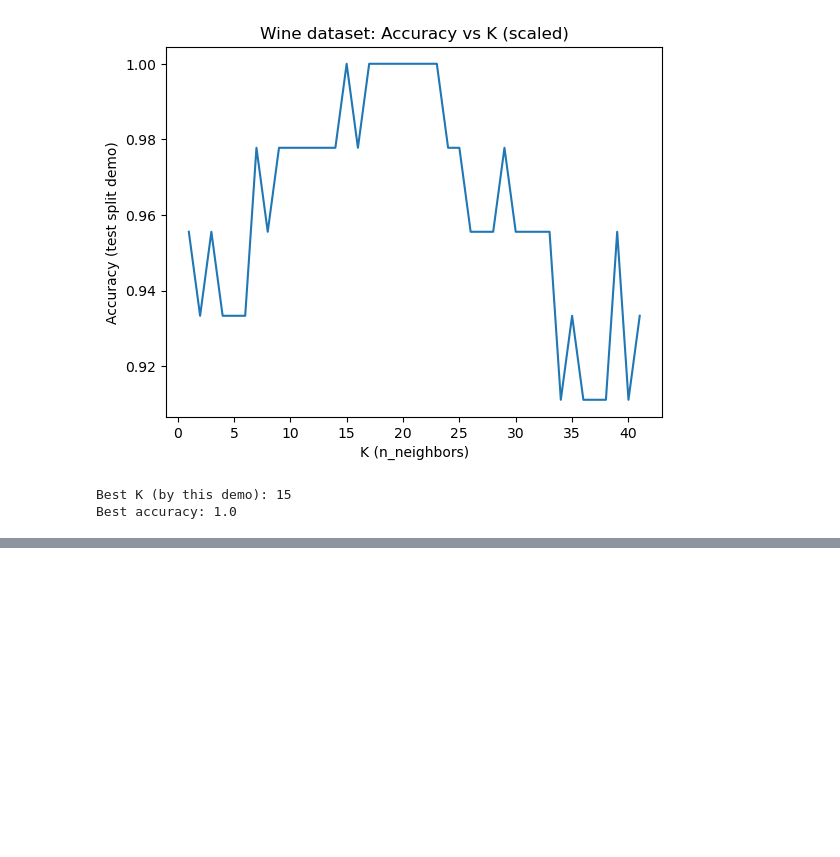
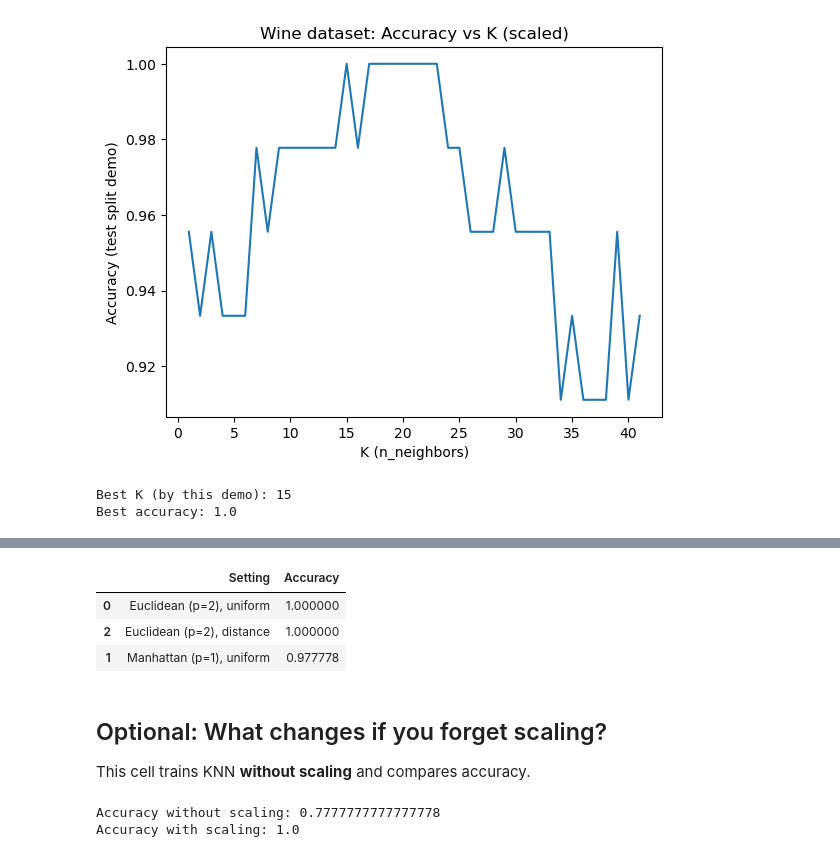
Before and after one commit to shoyebreza/ML, a Jupyter notebook: Machine-learning/Module17-K Nearest Neighbour/Module 17_KNN Implementation.ipynb, the cells around one changed output, grey strips where cells are left out. Cells and saved outputs as stored; diff of their text form; code cells hidden in the pictures; blank space fills up the shorter version.

Commit message:
Compare distance metrics and voting weights

```diff
--- a/Machine-learning/Module17-K Nearest Neighbour/Module 17_KNN Implementation.ipynb
+++ b/Machine-learning/Module17-K Nearest Neighbour/Module 17_KNN Implementation.ipynb
@@ -165,0 +175,44 @@ Best accuracy: 1.0
+# %%
+#Compare distance metrics and voting weights
+k_demo = best_k
+
+settings = [
+    ("Euclidean (p=2), uniform", KNeighborsClassifier(n_neighbors=k_demo, metric="minkowski",p=2,weights="uniform")),
+    ("Manhattan (p=1), uniform", KNeighborsClassifier(n_neighbors=k_demo, metric="minkowski",p=1,weights="uniform")),
+    ("Euclidean (p=2), distance", KNeighborsClassifier(n_neighbors=k_demo, metric="minkowski",p=2,weights="distance")),
+]
+
+rows = []
+for name,knn in settings:
+  model = Pipeline([("scaler", StandardScaler()), ("knn",knn)])
+  model.fit(X_train, y_train)
+  pred = model.predict(X_test)
+  rows.append([name, accuracy_score(y_test,pred)])
+
+pd.DataFrame(rows, columns=["Setting", "Accuracy"]).sort_values("Accuracy", ascending=False)
+# %% [output]
+|  | Setting | Accuracy |
+| 0 | Euclidean (p=2), uniform | 1.000000 |
+| 2 | Euclidean (p=2), distance | 1.000000 |
+| 1 | Manhattan (p=1), uniform | 0.977778 |
+# %% [markdown]
+## Optional: What changes if you forget scaling?
+
+This cell trains KNN **without scaling** and compares accuracy.
+# %%
+# KNN without scaling (intentionally)
+knn_no_scale = KNeighborsClassifier(n_neighbors=best_k)
+knn_no_scale.fit(X_train, y_train)
+pred_no_scale = knn_no_scale.predict(X_test)
+
+acc_no_scale = accuracy_score(y_test, pred_no_scale)
+
+# KNN with scaling (pipeline)
+pred_scaled = clf.predict(X_test)
+acc_scaled = accuracy_score(y_test, pred_scaled)
+
+print("Accuracy without scaling:", float(acc_no_scale))
+print("Accuracy with scaling:", float(acc_scaled))
+# %% [output]
+Accuracy without scaling: 0.7777777777777778
+Accuracy with scaling: 1.0
```
Also changed, not shown: parts of 1 cell of this notebook.
